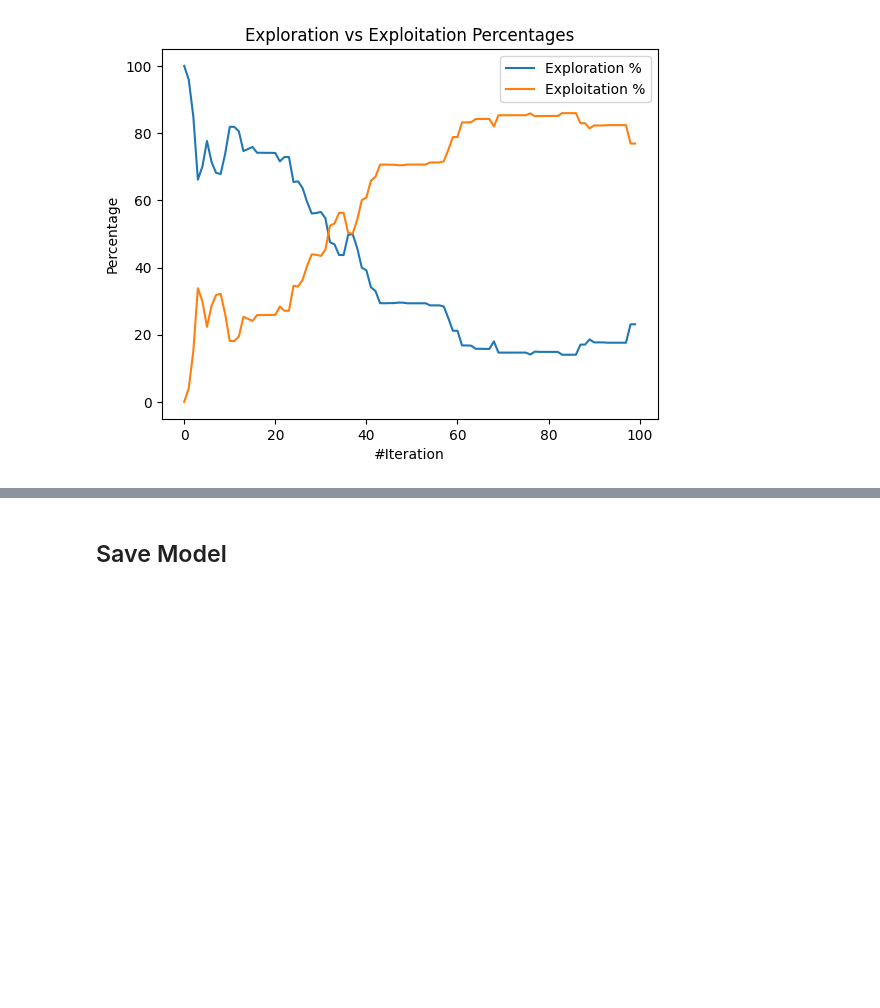
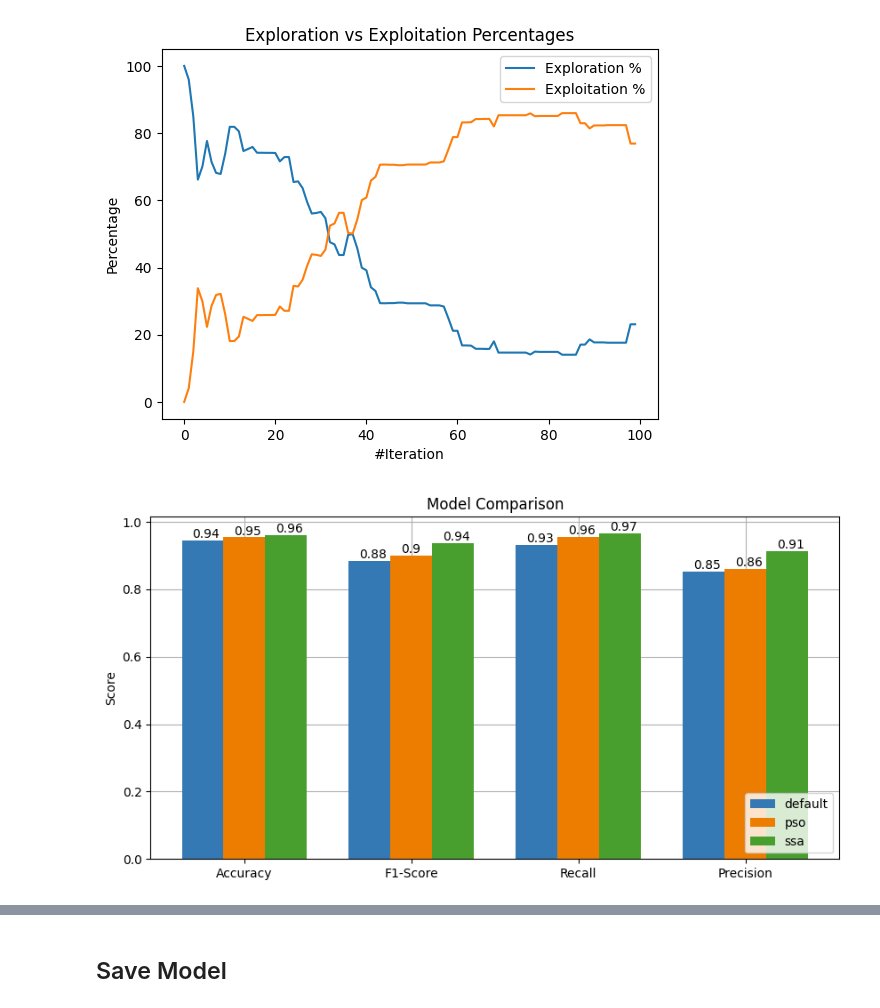
Before and after one commit to notquarks/klasifikasi-air-tanah, a Jupyter notebook: Klasifikasi_Kualitas_Air_Tanah_KK.ipynb, the cells around one changed output, grey strips where cells are left out. Drawn from its saved outputs; the diff is of its cells as text; code cells hidden in the pictures; blank space fills up the shorter version.

```diff
--- a/Klasifikasi_Kualitas_Air_Tanah_KK.ipynb
+++ b/Klasifikasi_Kualitas_Air_Tanah_KK.ipynb
@@ -899,10 +903,10 @@ weighted avg       0.94      0.94      0.94      1198
 # %%
 # predictions and scores
 
-pred = pso_cb_model.predict(test_pool_select)
+pred_pso = pso_cb_model.predict(test_pool_select)
 
-r2_sr = r2_score(y_test, pred)
-mse = mean_squared_error(y_test, pred)
+r2_sr = r2_score(y_test, pred_pso)
+mse = mean_squared_error(y_test, pred_pso)
 
 print('R2 Score :{0:.5f}'.format(r2_sr))
 print('Mean Squared Error :{0:.5f}'.format(mse))
@@ -945,10 +949,10 @@ model_pso_cb.history.save_exploration_exploitation_chart(filename="pso/eec")
 # %%
 # predictions and scores
 
-pred = ssa_cb_model.predict(test_pool_select)
+pred_ssa = ssa_cb_model.predict(test_pool_select)
 
-r2_sr = r2_score(y_test, pred)
-mse = mean_squared_error(y_test, pred)
+r2_sr = r2_score(y_test, pred_ssa)
+mse = mean_squared_error(y_test, pred_ssa)
 
 print('R2 Score :{0:.5f}'.format(r2_sr))
 print('Mean Squared Error :{0:.5f}'.format(mse))
@@ -986,3 +990,64 @@ model_ssa_cb.history.save_exploration_exploitation_chart(filename="ssa/eec")
 # %% [output]
 [figure]
 [figure]
+# %%
+import matplotlib.pyplot as plt
+import numpy as np
+
+# Assuming these are your results
+default = {
+    'Accuracy': accuracy_score(y_test, pred),
+    'F1-Score': f1_score(y_test, pred, average='macro'),
+    'Recall': recall_score(y_test, pred, average='macro'),
+    'Precision': precision_score(y_test, pred, average='macro')
+}
+
+pso = {
+    'Accuracy': accuracy_score(y_test, pred_pso),
+    'F1-Score': f1_score(y_test, pred_pso, average='macro'),
+    'Recall': recall_score(y_test, pred_pso, average='macro'),
+    'Precision': precision_score(y_test, pred_pso, average='macro')
+}
+
+ssa = {
+    'Accuracy': accuracy_score(y_test, pred_ssa),
+    'F1-Score': f1_score(y_test, pred_ssa, average='macro'),
+    'Recall': recall_score(y_test, pred_ssa, average='macro'),
+    'Precision': precision_score(y_test, pred_ssa, average='macro')
+}
+
+# Setting the positions and width for the bars
+pos = list(range(len(default)))
+width = 0.25
+
+fig, ax = plt.subplots(figsize=(10,5))
+
+bar1 = plt.bar(pos, default.values(), width, alpha=1, color='#3478b4', label='default')
+bar2 = plt.bar([p + width for p in pos], pso.values(), width, alpha=1, color='#ed7d00', label='pso')
+bar3 = plt.bar([p + width*2 for p in pos], ssa.values(), width, alpha=1, color='#499f2e', label='ssa')
+
+# Setting the y axis label
+ax.set_ylabel('Score')
+
+# Setting the chart's title
+ax.set_title('Model Comparison')
+
+# Setting the position of the x ticks
+ax.set_xticks([p + 1 * width for p in pos])
+
+# Setting the labels for the x ticks
+ax.set_xticklabels(default.keys())
+ax.set_axisbelow(True)
+# Adding the legend and showing the plot
+plt.legend(['default', 'pso', 'ssa'], loc='lower right')
+
+# Displaying the value of each bar on the chart
+for bars in [bar1, bar2, bar3]:
+    for bar in bars:
+        yval = bar.get_height()
+        plt.text(bar.get_x() + bar.get_width()/4, yval, round(yval, 2), va='bottom')  # va: vertical alignment
+
+plt.grid()
+plt.show()
+# %% [output]
+[figure, added]
```
Also changed, not shown: parts of 11 cells of this notebook, 4 other files.
